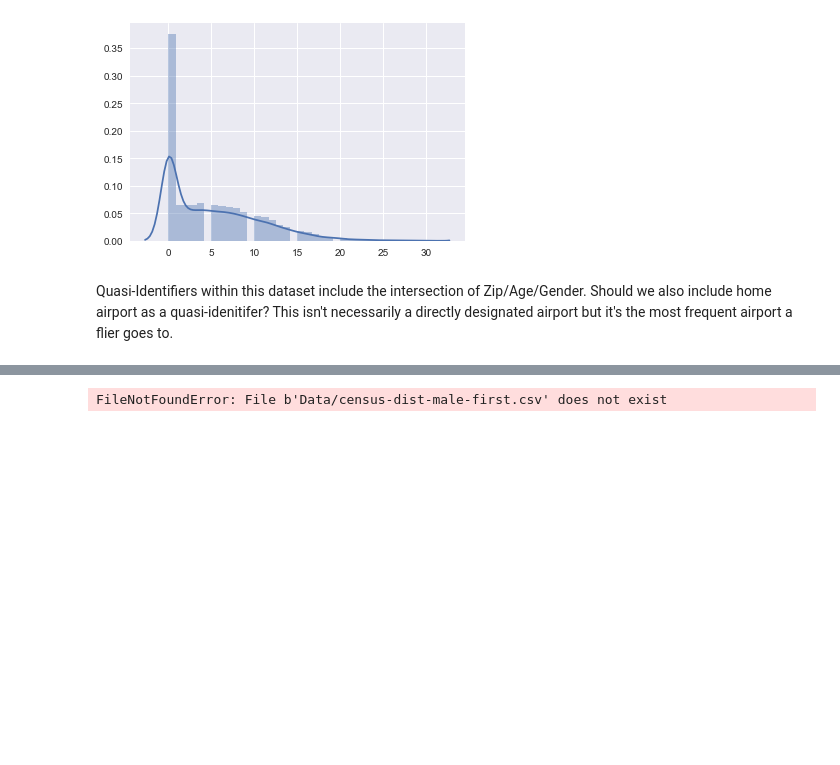
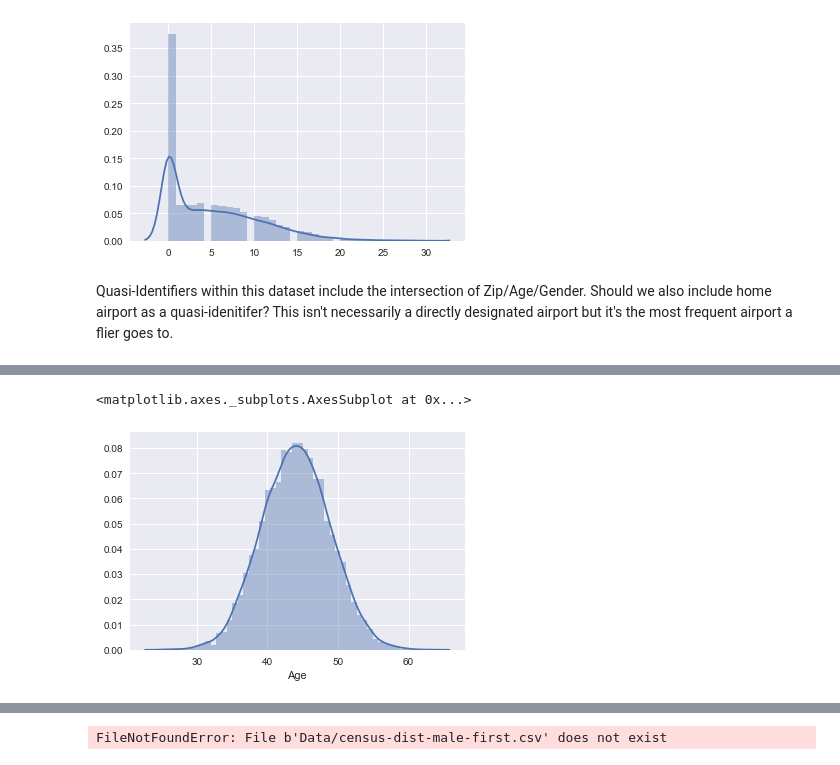
Before and after one commit to dpmurraygt/7349TermProject, a Jupyter notebook: An Approach to Anonymizing and Protecting Data for Publication.ipynb, the cells around one changed output, grey strips where cells are left out. Drawn from its saved outputs; the diff is of its cells as text; code cells hidden in the pictures; blank space fills up the shorter version.

```diff
--- a/An Approach to Anonymizing and Protecting Data for Publication.ipynb
+++ b/An Approach to Anonymizing and Protecting Data for Publication.ipynb
@@ -285,0 +300,11 @@ Name: origin, dtype: object
+# %%
+#Show scaling of the customer age
+from sklearn.preprocessing import scale, StandardScaler
+
+scl=StandardScaler()
+
+ScaledAge = scale(Customer['Age'])
+sns.distplot(Customer['Age'])
+# %% [output]
+<matplotlib.axes._subplots.AxesSubplot at 0x...>
+[figure, added]
```
Also changed, not shown: parts of 10 cells of this notebook.
